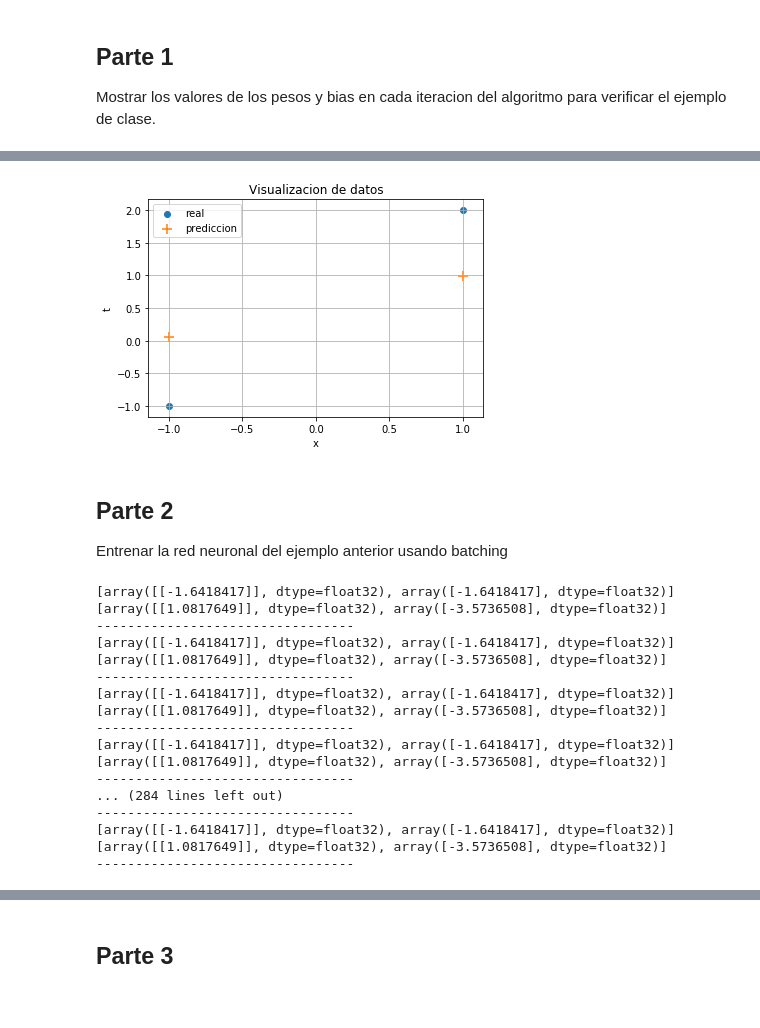
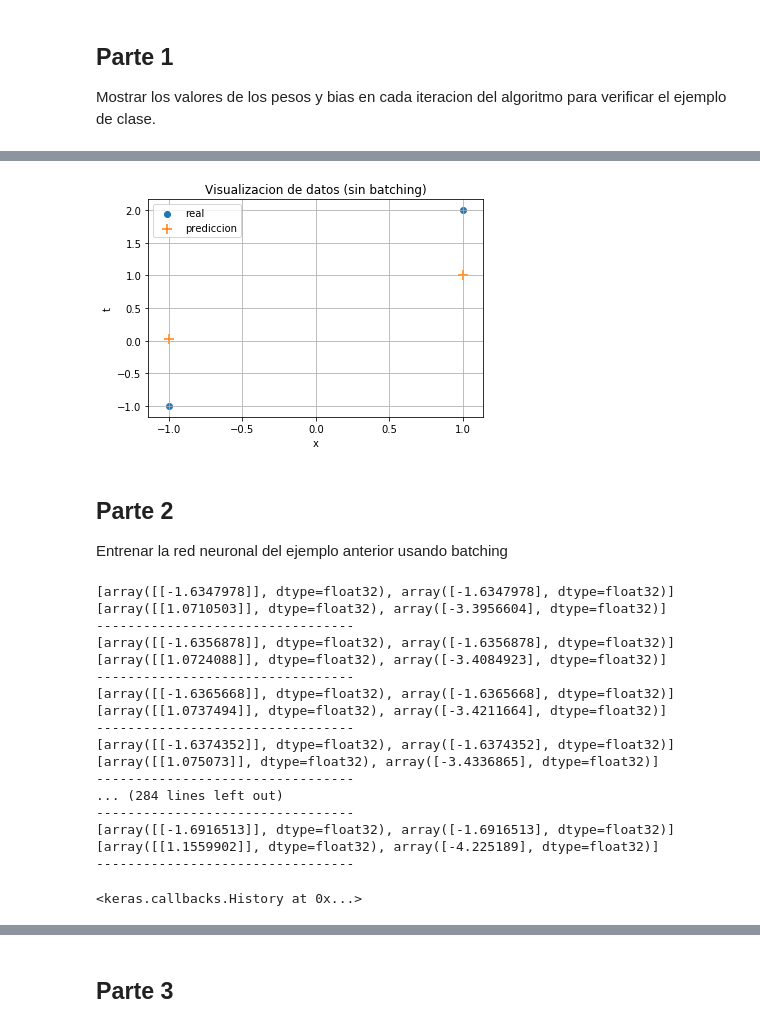
Before and after one commit to sjukdom/Redes-neuronales-curso, a Jupyter notebook: Practica_8.ipynb, the cells around one changed output, grey strips where cells are left out. Drawn from its saved outputs; the diff is of its cells as text; code cells hidden in the pictures.

Commit message:
Practica 8: red neuronal multicapa keras

```diff
--- a/Practica_8.ipynb
+++ b/Practica_8.ipynb
@@ -18,18 +18,10 @@ Mostrar los valores de los pesos y bias en cada iteracion del algoritmo para ver
 x = np.array([1, -1])
 t = np.array([2, -1])
 # %%
-# Primera capa
-nn.add(Dense(1,
-             activation=lambda x: x**2,
-             input_shape=(1,),
-             weights=[np.array([[-1]]), np.array([-2])]
-))
-
-# Segunda capa
-nn.add(Dense(1,
-             activation='sigmoid',
-             weights=[np.array([[1]]), np.array([2])]
-))
+nn = keras.models.Sequential([
+    Dense(1, activation=lambda x: x**2, input_shape=(1,), weights=[np.array([[-1]]), np.array([-2])]),
+    Dense(1, activation='sigmoid', weights=[np.array([[1]]), np.array([2])])
+])
 # %%
 # Configurar el proceso de aprendizaje de la red neuronal
 nn.compile(loss='mean_squared_error',
@@ -77,5 +59,5 @@ print_separator = LambdaCallback(on_batch_begin=lambda batch, logs: print('-----
 print_weights_l2 = LambdaCallback(on_batch_begin=lambda batch, logs: print(nn.layers[1].get_weights()))
 # %%
 # Entrenar la red neuronal
-history = nn.fit(x, t, batch_size=None, epochs=100, verbose=0, callbacks=[print_weights_l1, print_weights_l2, print_separator])
+nn.fit(x, t, batch_size=None, epochs=100, verbose=0, callbacks=[print_weights_l1, print_weights_l2, print_separator])
 # %% [output]
@@ -138,36 +111,37 @@ Pesos finales:
 # %%
 plt.figure()
 plt.scatter(x, t)
 plt.scatter(x, t_predicted, marker='+', s=100)
 plt.xlabel('x')
 plt.ylabel('t')
 plt.legend(['real', 'prediccion'])
-plt.title('Visualizacion de datos')
+plt.title('Visualizacion de datos (sin batching)')
 plt.grid(True)
 plt.show()
 # %% [output]
-[figure, old version]
+[figure, new version]
 # %% [markdown]
 ## Parte 2
 
 Entrenar la red neuronal del ejemplo anterior usando batching
 # %%
-hbatch = nn.fit(x, t, batch_size=2, epochs=100, verbose=0, callbacks=[print_weights_l1, print_weights_l2, print_separator])
+nn.fit(x, t, batch_size=2, epochs=100, verbose=0, callbacks=[print_weights_l1, print_weights_l2, print_separator])
 # %% [output]
-[array([[-1.6418417]], dtype=float32), array([-1.6418417], dtype=float32)]
-[array([[1.0817649]], dtype=float32), array([-3.5736508], dtype=float32)]
+[array([[-1.6347978]], dtype=float32), array([-1.6347978], dtype=float32)]
+[array([[1.0710503]], dtype=float32), array([-3.3956604], dtype=float32)]
 ---------------------------------
-[array([[-1.6418417]], dtype=float32), array([-1.6418417], dtype=float32)]
-[array([[1.0817649]], dtype=float32), array([-3.5736508], dtype=float32)]
+[array([[-1.6356878]], dtype=float32), array([-1.6356878], dtype=float32)]
+[array([[1.0724088]], dtype=float32), array([-3.4084923], dtype=float32)]
 ---------------------------------
-[array([[-1.6418417]], dtype=float32), array([-1.6418417], dtype=float32)]
-[array([[1.0817649]], dtype=float32), array([-3.5736508], dtype=float32)]
+[array([[-1.6365668]], dtype=float32), array([-1.6365668], dtype=float32)]
+[array([[1.0737494]], dtype=float32), array([-3.4211664], dtype=float32)]
 ---------------------------------
-[array([[-1.6418417]], dtype=float32), array([-1.6418417], dtype=float32)]
-[array([[1.0817649]], dtype=float32), array([-3.5736508], dtype=float32)]
+[array([[-1.6374352]], dtype=float32), array([-1.6374352], dtype=float32)]
+[array([[1.075073]], dtype=float32), array([-3.4336865], dtype=float32)]
 ---------------------------------
 ... (284 lines left out)
 ---------------------------------
-[array([[-1.6418417]], dtype=float32), array([-1.6418417], dtype=float32)]
-[array([[1.0817649]], dtype=float32), array([-3.5736508], dtype=float32)]
+[array([[-1.6916513]], dtype=float32), array([-1.6916513], dtype=float32)]
+[array([[1.1559902]], dtype=float32), array([-4.225189], dtype=float32)]
 ---------------------------------
+<keras.callbacks.History at 0x...>
```
Also changed, not shown: parts of 8 cells of this notebook.
